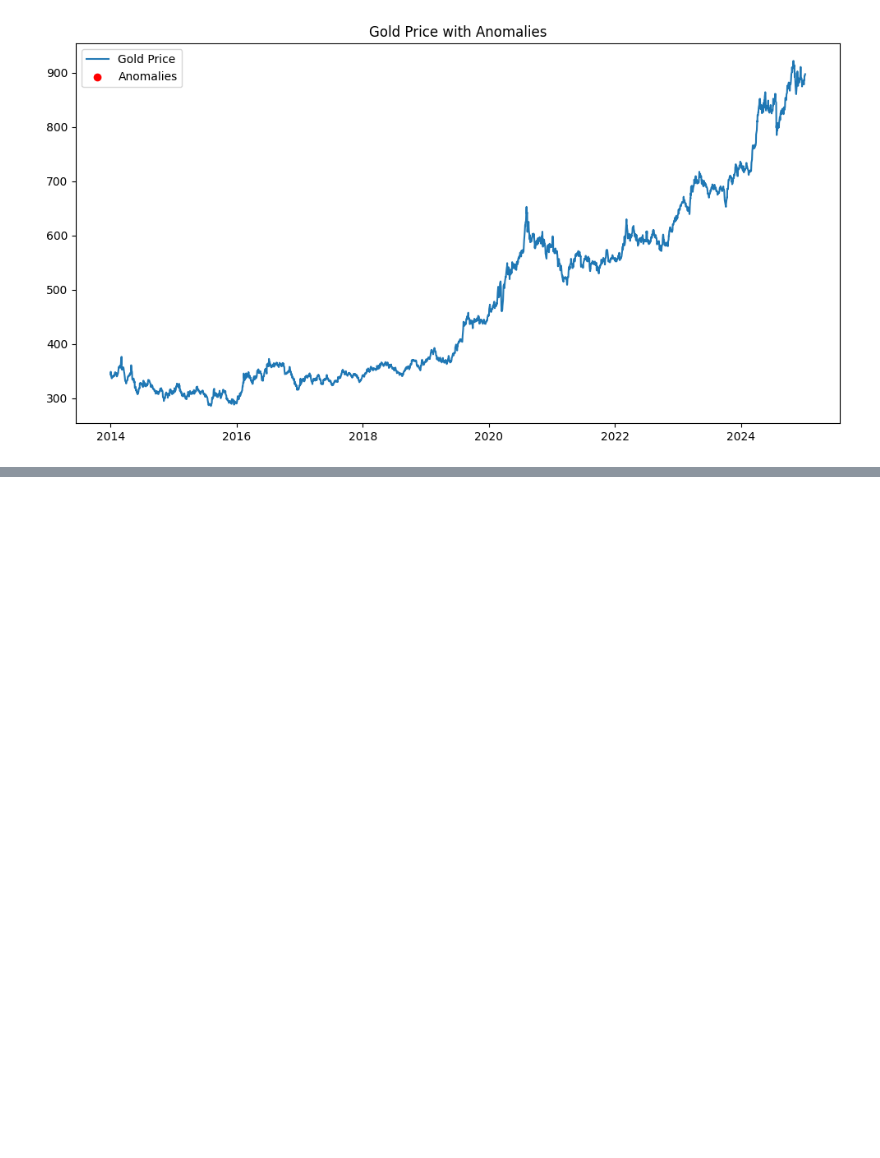
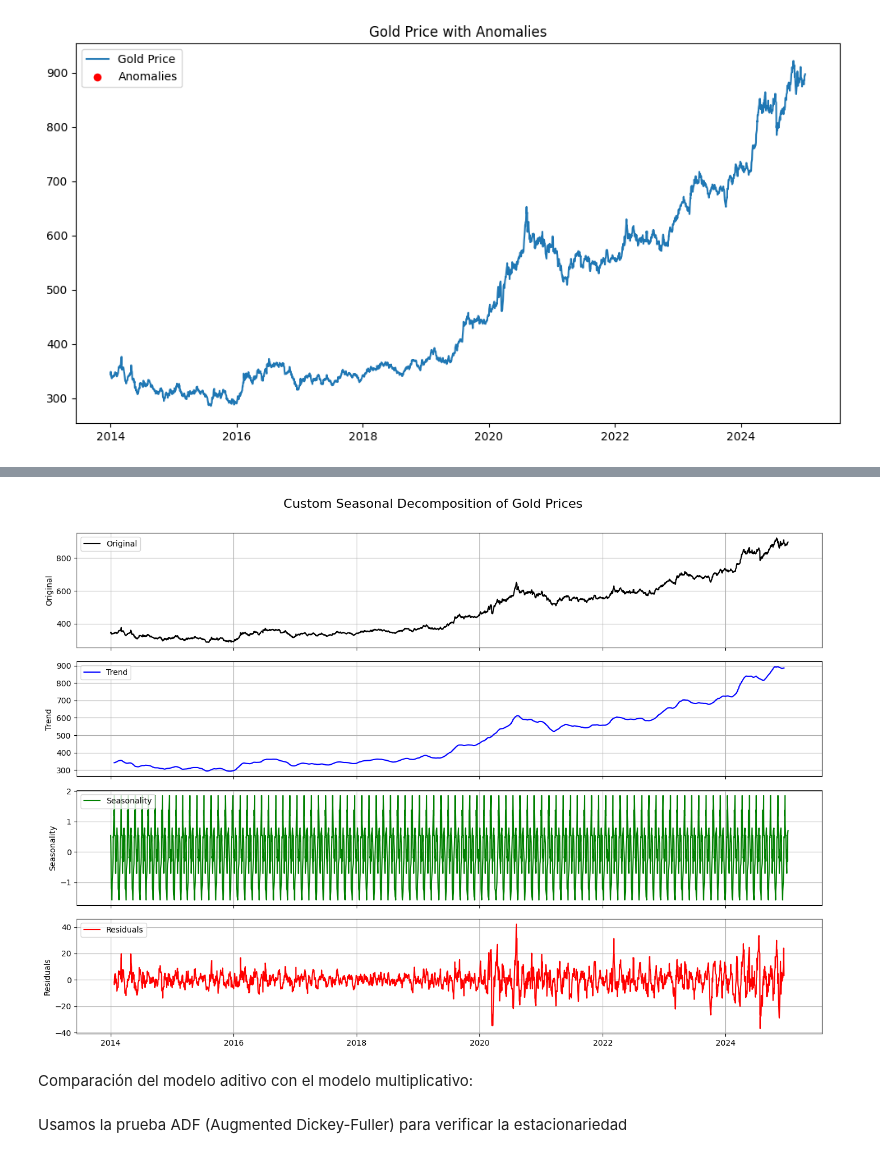
Before and after one commit to jariel17/time-series-analysis-gold, a Jupyter notebook: eda.ipynb, the cells around one changed output, grey strips where cells are left out. Cells and saved outputs as stored; diff of their text form; code cells hidden in the pictures; blank space fills up the shorter version.

```diff
--- a/eda.ipynb
+++ b/eda.ipynb
@@ -127,0 +158,34 @@ plt.show()
+# %%
+# Create larger, custom plot
+fig, axs = plt.subplots(4, 1, figsize=(14, 10), sharex=True)
+
+# Plot original data
+axs[0].plot(gold_dataset['Price'], label='Original', color='black')
+axs[0].set_ylabel('Original')
+axs[0].legend(loc='upper left')
+axs[0].grid(True)
+
+# Plot trend
+axs[1].plot(seasonal_decompose_result.trend, label='Trend', color='blue')
+axs[1].set_ylabel('Trend')
+axs[1].legend(loc='upper left')
+axs[1].grid(True)
+
+# Plot seasonal component
+axs[2].plot(seasonal_decompose_result.seasonal, label='Seasonality', color='green')
+axs[2].set_ylabel('Seasonality')
+axs[2].legend(loc='upper left')
+axs[2].grid(True)
+
+# Plot residuals
+axs[3].plot(seasonal_decompose_result.resid, label='Residuals', color='red')
+axs[3].set_ylabel('Residuals')
+axs[3].legend(loc='upper left')
+axs[3].grid(True)
+
+# Final plot settings
+fig.suptitle('Custom Seasonal Decomposition of Gold Prices', fontsize=16)
+plt.tight_layout(rect=[0, 0, 1, 0.97])
+plt.show()
+# %% [output]
+[figure, added]
@@ -127,0 +222,2 @@ plt.show()
+# %% [markdown]
+Comparación del modelo aditivo con el modelo multiplicativo:
@@ -127,0 +270,2 @@ plt.show()
+# %% [markdown]
+Usamos la prueba ADF (Augmented Dickey-Fuller) para verificar la estacionariedad
```
Also changed, not shown: parts of 32 cells of this notebook.
